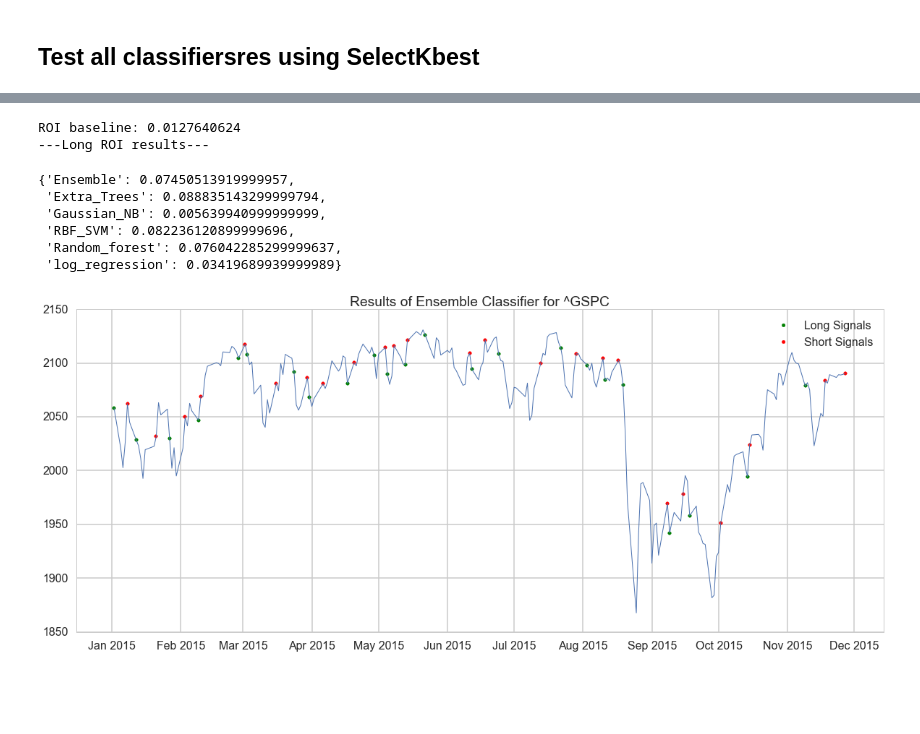
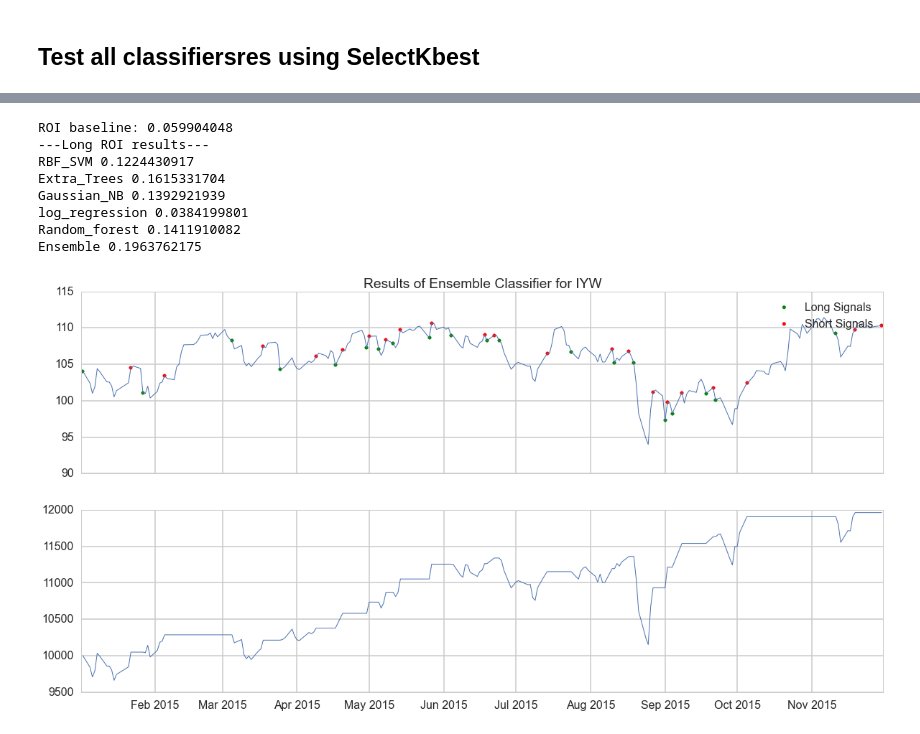
Before and after one commit to ygauthie/CS109_Project, a Jupyter notebook: RFE/SelectBK_Yvan.ipynb, the cells around one changed output, grey strips where cells are left out. Saved outputs shown, nothing was run; the diff lists cells and outputs as text; code cells hidden in the pictures; blank space fills up the shorter version.

Commit message:
Ensemble and chart

```diff
--- a/RFE/SelectBK_Yvan.ipynb
+++ b/RFE/SelectBK_Yvan.ipynb
@@ -21,7 +21,7 @@ sns.set_context("poster")
 ### Get data
 # %%
 #df=pd.read_csv("data/IYZ.csv")
-ticker = '^GSPC'
+ticker = 'IYW'
 startdate=datetime.date(2010, 1, 1)
 enddate=datetime.date.today()
 df = generate_ticker_data(ticker, startdate, enddate)
@@ -164,11 +169,11 @@ print len(ccols), len(INDICATORS)
 # %%
 def cv_optimize(clf, parameters, X, y, n_folds, score_func):
-    fitmodel = GridSearchCV(clf, param_grid=parameters, cv=n_folds, scoring=score_func)
+    fitmodel = GridSearchCV(clf, param_grid=parameters, cv=n_folds, scoring=score_func, n_jobs=2)
     fitmodel.fit(X, y)
     return fitmodel.best_estimator_
 # %%
 from sklearn.metrics import confusion_matrix
-def do_classify(clf, parameters, indf, featurenames, targetname, target1val, mask=None, reuse_split=None, score_func=None, n_folds=5):
+def do_classify(clf, parameters, indf, featurenames, targetname, target1val, mask=None, reuse_split=None, score_func=None, n_folds=7):
     subdf=indf[featurenames]
     X=subdf.values
     y=(indf[targetname].values==target1val)*1
@@ -238,9 +243,9 @@ def evaluate(clf):
     df_pred['pred_result'] = clf.predict(Xtest)
     df_pred['result_baseline'] = np.ones(df_pred.shape[0])
     _,_,ROI_base,_,_ = evaluate_profit(df_pred, startdate, enddate, 10000, 'result_baseline', 'close', False, [1])
-    _,_,ROI_long,_,_ = evaluate_profit(df_pred, startdate, enddate, 10000, 'pred_result', 'close', False, [1])
+    _,_,ROI_long,bal_over_time,_ = evaluate_profit(df_pred, startdate, enddate, 10000, 'pred_result', 'close', False, [1])
     _,_,ROI_lgst,_,signals = evaluate_profit(df_pred, startdate, enddate, 10000, 'pred_result', 'close', False, [1,0])
-    return training_accuracy, test_accuracy, ROI_base, ROI_long, ROI_lgst, signals
+    return training_accuracy, test_accuracy, ROI_base, ROI_long, ROI_lgst, signals,bal_over_time
 
 def print_result(clfpipe):
     print "Number of features: {0}".format(clfpipe.get_params()['selectk__k'])
@@ -441,29 +442,33 @@ Test_set_accuracies
 # %%
 print "ROI baseline: {0}".format(evaluate(pipeNB)[2])
 print "---Long ROI results---"
-Long_ROI_result
+for key, value in Results.iteritems():
+    print key, value[3]
 # %% [output]
-ROI baseline: 0.0127640624
+ROI baseline: 0.059904048
 ---Long ROI results---
+RBF_SVM 0.1224430917
+Extra_Trees 0.1615331704
+Gaussian_NB 0.1392921939
+log_regression 0.0384199801
+Random_forest 0.1411910082
+Ensemble 0.1963762175
-{'Ensemble': 0.07450513919999957,
- 'Extra_Trees': 0.088835143299999794,
- 'Gaussian_NB': 0.005639940999999999,
- 'RBF_SVM': 0.082236120899999696,
- 'Random_forest': 0.076042285299999637,
- 'log_regression': 0.03419689939999989}
 # %%
 def plot_signal(model, title):
-    fig, (ax0) = plt.subplots(nrows=1, ncols=1, figsize=(20, 8))
+    fig, (ax0,ax1) = plt.subplots(nrows=2, ncols=1, figsize=(20, 10),sharex=True)
     ax0.plot(df.date[~mask], df.close[~mask], lw=1)
-    short_days=zip(*evaluate(pipeLR)[5][0])[0]
-    short_prices=zip(*evaluate(pipeLR)[5][0])[1]
-    long_days=zip(*evaluate(pipeLR)[5][1])[0]
-    long_prices=zip(*evaluate(pipeLR)[5][1])[1]
+    short_days=zip(*evaluate(model)[5][0])[0]
+    short_prices=zip(*evaluate(model)[5][0])[1]
+    long_days=zip(*evaluate(model)[5][1])[0]
+    long_prices=zip(*evaluate(model)[5][1])[1]
     ax0.scatter(long_days, long_prices, color='g', label="Long Signals")
     ax0.scatter(short_days, short_prices, color='r', label="Short Signals")
     ax0.legend(frameon=False, loc='upper right')
     ax0.set_title(title)
+    ax.set_ylabel(ticker +"stars")
+    ax.set_xlabel("probability")
+    ax1.plot(zip(*evaluate(model)[6])[0], zip(*evaluate(model)[6])[1], lw=1)
 
-plot_signal(pipeLR, 'Results of Ensemble Classifier for '+ticker)
+plot_signal(eclf, 'Results of Ensemble Classifier for '+ticker)
 # %% [output]
-[figure, old version]
+[figure, new version]
```
Also changed, not shown: parts of 16 cells of this notebook.
